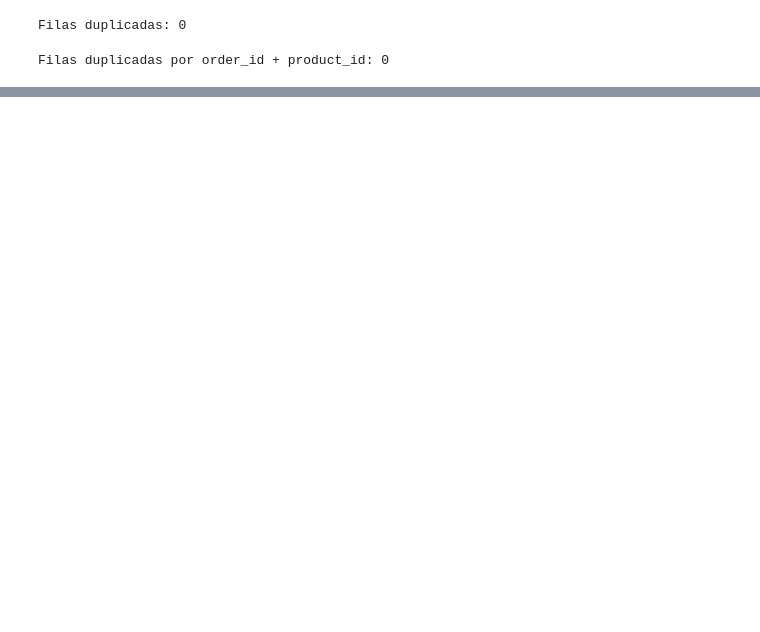
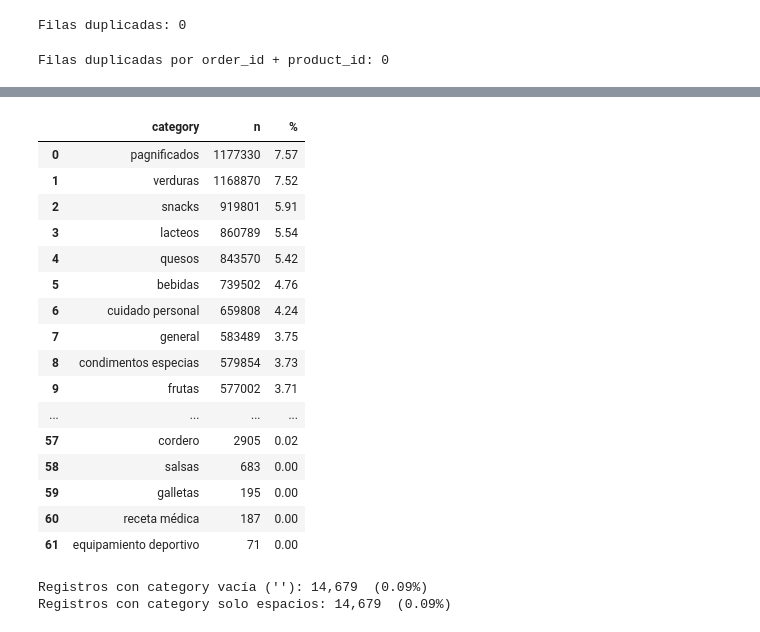
Before and after one commit to javiermagnone-lab/Javito, a Jupyter notebook: Taller_obligatorio_1.ipynb, the cells around one changed output, grey strips where cells are left out. Drawn from its saved outputs; the diff is of its cells as text; code cells hidden in the pictures; blank space fills up the shorter version.

```diff
--- a/Taller_obligatorio_1.ipynb
+++ b/Taller_obligatorio_1.ipynb
@@ -225,0 +549,38 @@ df.head()
+# %%
+# Variables categoricas: category — revisión de los 62 valores únicos para detectar inconsistencias en valores
+
+cat_counts = df['category'].value_counts().reset_index()
+cat_counts.columns = ['category', 'n']
+cat_counts['%'] = (cat_counts['n'] / len(df) * 100).round(2)
+pd.set_option('display.max_rows', 70)
+cat_counts
+# %% [output]
+|  | category | n | % |
+| 0 | pagnificados | 1177330 | 7.57 |
+| 1 | verduras | 1168870 | 7.52 |
+| 2 | snacks | 919801 | 5.91 |
+| 3 | lacteos | 860789 | 5.54 |
+| 4 | quesos | 843570 | 5.42 |
+| 5 | bebidas | 739502 | 4.76 |
+| 6 | cuidado personal | 659808 | 4.24 |
+| 7 | general | 583489 | 3.75 |
+| 8 | condimentos especias | 579854 | 3.73 |
+| 9 | frutas | 577002 | 3.71 |
+| ... | ... | ... | ... |
+| 57 | cordero | 2905 | 0.02 |
+| 58 | salsas | 683 | 0.00 |
+| 59 | galletas | 195 | 0.00 |
+| 60 | receta médica | 187 | 0.00 |
+| 61 | equipamiento deportivo | 71 | 0.00 |
+# %%
+#La categoria que no tiene valores, como se comporta?
+
+n_vacias   = (df['category'] == '').sum()
+n_espacios = df['category'].str.strip().eq('').sum()
+total      = len(df)
+
+print(f"Registros con category vacía (''): {n_vacias:,}  ({n_vacias/total*100:.2f}%)")
+print(f"Registros con category solo espacios: {n_espacios:,}  ({n_espacios/total*100:.2f}%)")
+# %% [output]
+Registros con category vacía (''): 14,679  (0.09%)
+Registros con category solo espacios: 14,679  (0.09%)
```
Also changed, not shown: parts of 31 cells of this notebook.
